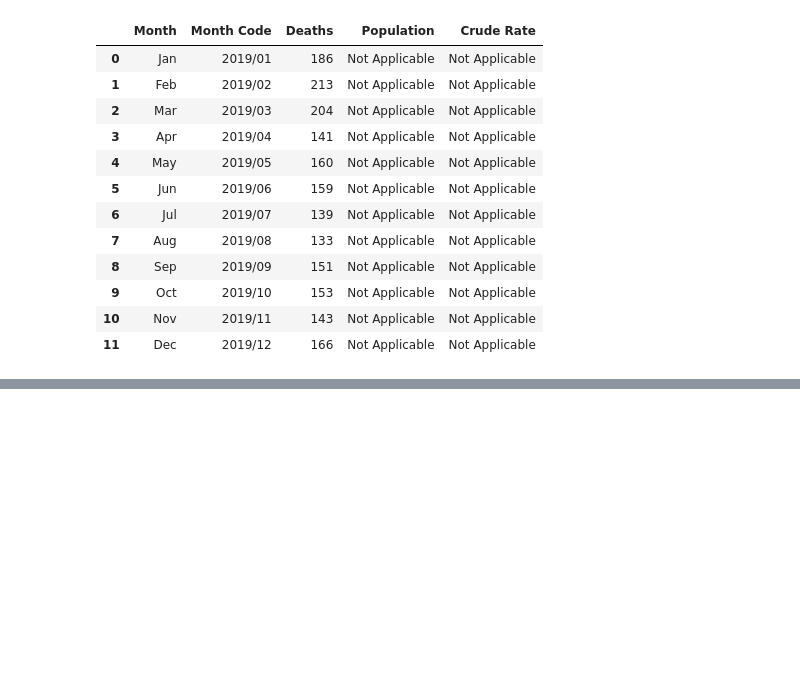
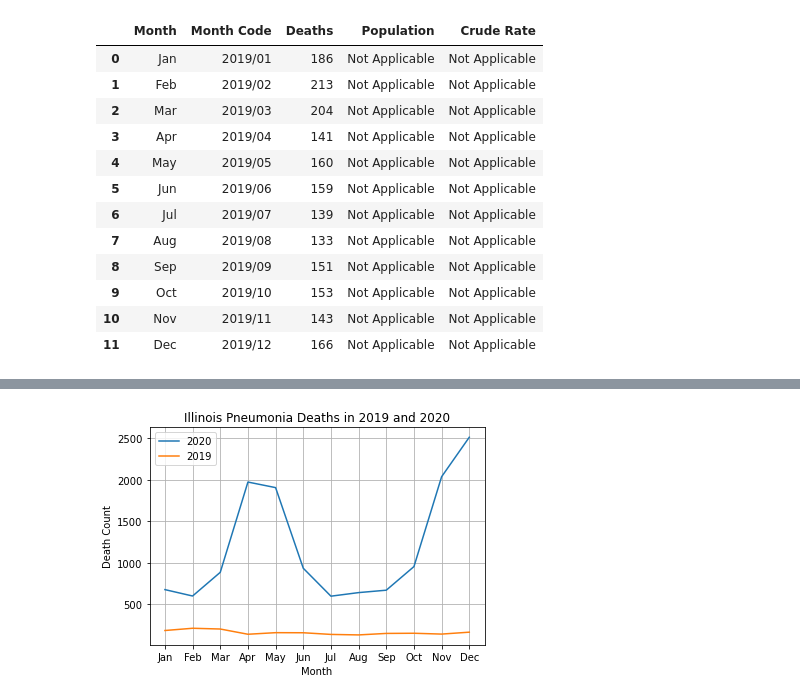
Before and after one commit to erickzli/IS597-COVID-Project, a Jupyter notebook: Kerstin's Folder/Evaluate- Pneumonia Deaths.ipynb, the cells around one changed output, grey strips where cells are left out. Drawn from its saved outputs; the diff is of its cells as text; code cells hidden in the pictures; blank space fills up the shorter version.

Commit message:
Add data column and create line graph

```diff
--- a/Kerstin's Folder/Evaluate- Pneumonia Deaths.ipynb
+++ b/Kerstin's Folder/Evaluate- Pneumonia Deaths.ipynb
@@ -60,3 +64,6 @@ df_2020
 | 9 | 03/22/2021 | 10/01/2020 | 2020-10-31 | By Month | 2020 | 10.0 | NaN | NaN | Illinois | ... |
 | 10 | 03/22/2021 | 11/01/2020 | 2020-11-30 | By Month | 2020 | 11.0 | NaN | NaN | Illinois | ... |
 | 11 | 03/22/2021 | 12/01/2020 | 2020-12-31 | By Month | 2020 | 12.0 | NaN | NaN | Illinois | ... |
+# %%
+month = ['Jan', 'Feb', 'Mar', 'Apr', 'May', 'Jun', 'Jul', 'Aug', 'Sep', 'Oct', 'Nov', 'Dec']
+df_2020['Month'] = month
@@ -62,0 +86,13 @@ df_2020
+# %%
+plt.plot(df_2020['Month'], df_2020['Pneumonia Deaths'], label = '2020')
+plt.plot(df_2019['Month'], df_2019['Deaths'], label = '2019')
+plt.xlabel('Month')
+plt.ylabel('Death Count')
+plt.title('Illinois Pneumonia Deaths in 2019 and 2020')
+plt.grid(True)
+plt.legend()
+
+#plt.savefig('IL_COVID_Pneumonia_Influenza_Deaths_2020.png', dpi=300, bbox_inches='tight')
+plt.show()
+# %% [output]
+[figure, added]
```
Also changed, not shown: parts of 3 cells of this notebook.
